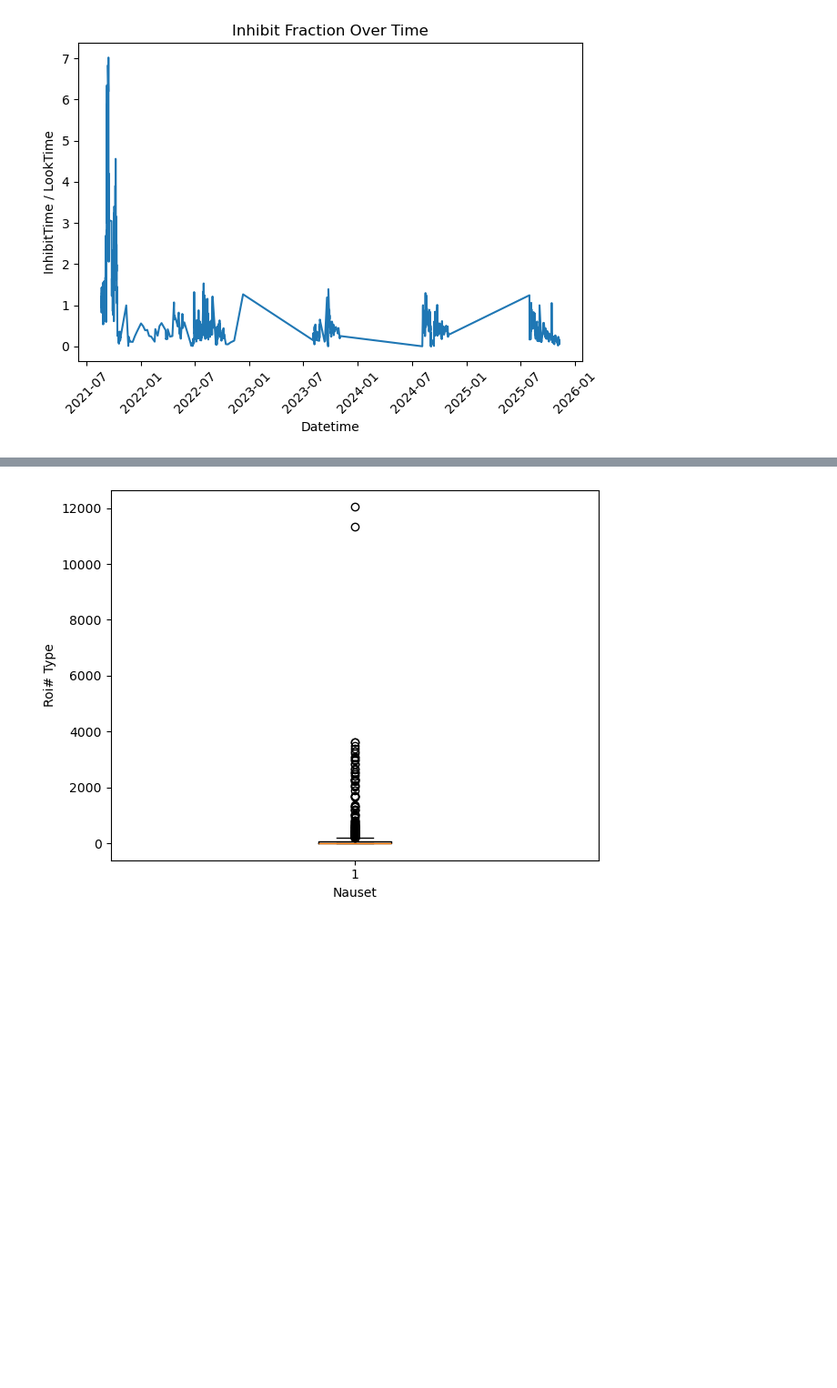
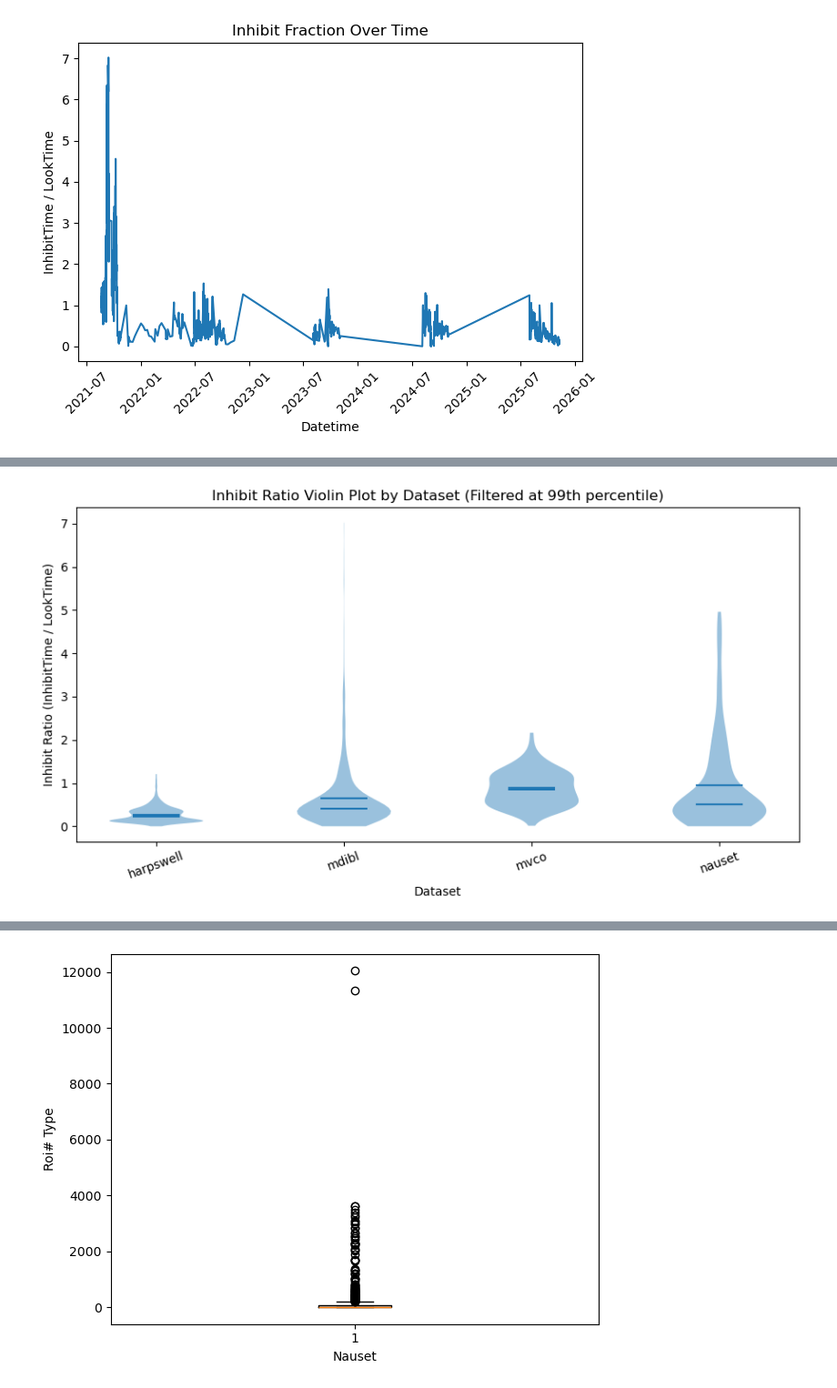
Before and after one commit to michaelstaiger/IFCBParticleSize, a Jupyter notebook: EmpyricalAnalysis/Notebooks/ROISummaryExploration.ipynb, the cells around one changed output, grey strips where cells are left out. Shown at 91% size. Saved outputs shown, nothing was run; the diff lists cells and outputs as text; code cells hidden in the pictures; blank space fills up the shorter version.

```diff
--- a/EmpyricalAnalysis/Notebooks/ROISummaryExploration.ipynb
+++ b/EmpyricalAnalysis/Notebooks/ROISummaryExploration.ipynb
@@ -93,3 +144,21 @@ plt.show()
+# %%
+dataset_names = sorted(filtered_df_map.keys())
+violin_data = [filtered_df_map[name]["inhibitRatio"].dropna().values for name in dataset_names]
+
+plt.figure(figsize=(9, 5))
+parts = plt.violinplot(violin_data, showmeans=True, showmedians=True, showextrema=False)
+
+for body in parts["bodies"]:
+    body.set_alpha(0.45)
+
+plt.xticks(range(1, len(dataset_names) + 1), dataset_names, rotation=20)
+plt.ylabel("Inhibit Ratio (InhibitTime / LookTime)")
+plt.xlabel("Dataset")
+plt.title("Inhibit Ratio Violin Plot by Dataset (Filtered at 99th percentile)")
+plt.tight_layout()
+plt.show()
+# %% [output]
+[figure, added]
 # %%
 ## next step is to do this for some data from  mvco and maybe a cruise and just put them all on the same plot to compare
 # %%
```
Also changed, not shown: parts of 10 cells of this notebook.
